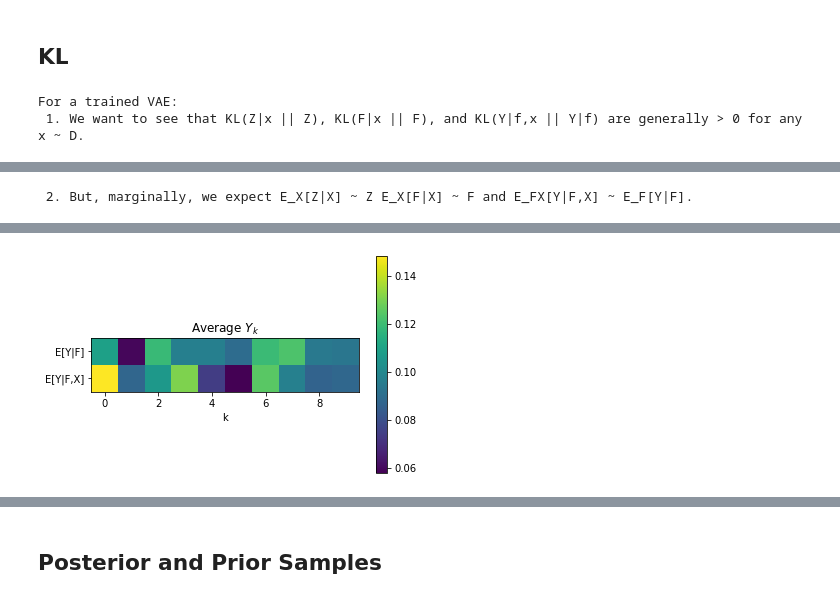
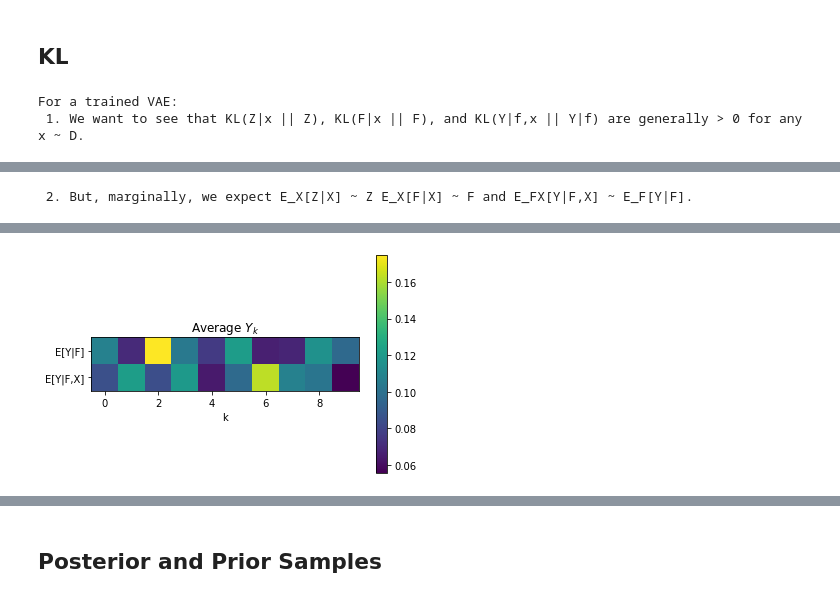
Before and after one commit to probabll/mixed-rv-vae, a Jupyter notebook: notebooks/analysis.ipynb, the cells around one changed output, grey strips where cells are left out. Cells and saved outputs as stored; diff of their text form; code cells hidden in the pictures.

```diff
--- a/notebooks/analysis.ipynb
+++ b/notebooks/analysis.ipynb
@@ -218,7 +239,7 @@ if state.vae.p.y_dim:
 # %% [markdown]
 ## KL
 # %%
-compare_marginals(state.vae, get_batcher(valid_loader, args), args, cols=5, num_samples=10)
+compare_marginals(state.vae, get_batcher(valid_loader, args), args, cols=5, num_samples=1000)
 # %% [output]
 For a trained VAE:
  1. We want to see that KL(Z|x || Z), KL(F|x || F), and KL(Y|f,x || Y|f) are generally > 0 for any x ~ D.
@@ -231 +252 @@ For a trained VAE:
-[figure, old version]
+[figure, new version]
```
Also changed, not shown: parts of 24 cells of this notebook, 1 other file.
